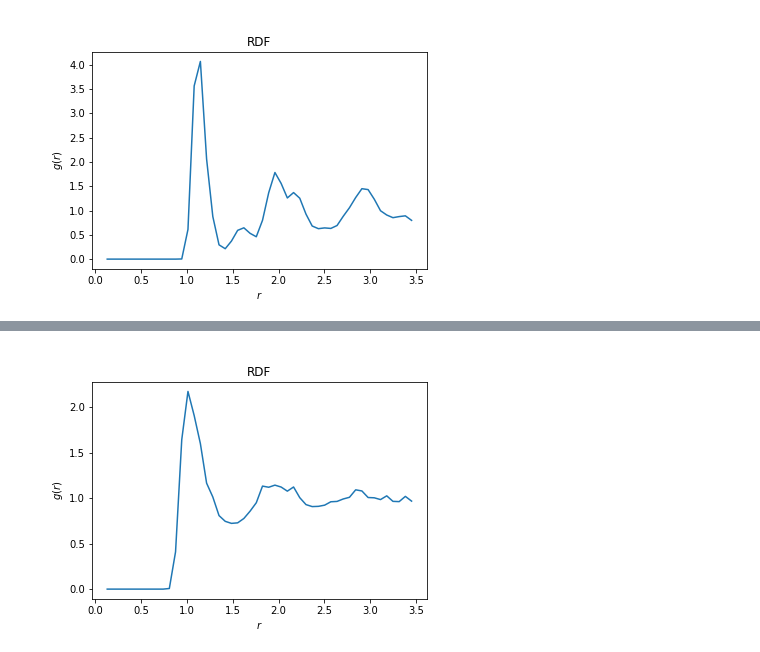
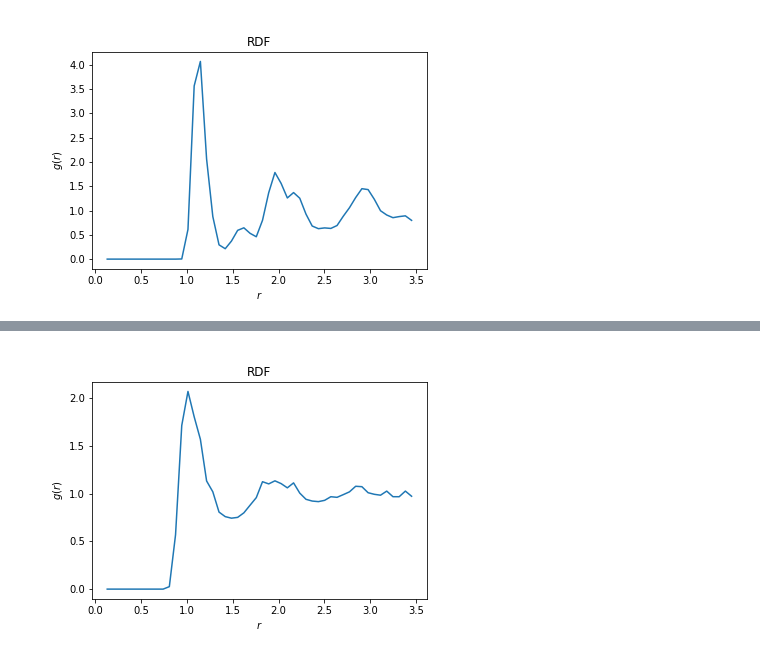
Before and after one commit to cmelab/notebook_tutorials, a Jupyter notebook: radial-distribution-function.ipynb, the cells around one changed output, grey strips where cells are left out. Cells and saved outputs as stored; diff of their text form; code cells hidden in the pictures.

```diff
--- a/radial-distribution-function.ipynb
+++ b/radial-distribution-function.ipynb
@@ -176,5 +73,5 @@ n_min    : 51 / n_max: 56 / n_avg: 54
 # %%
-bcc_hot_rdf = rdf_from_gsd('bcc-4-trajectory.gsd')
+bcc_hot_rdf =  rdf_from_gsd('trajectories/bcc-hot.gsd')
 bcc_hot_rdf
 # %% [output]
-[figure, old version]
+[figure, new version]
```
Also changed, not shown: parts of 11 cells of this notebook, 3 other files.
